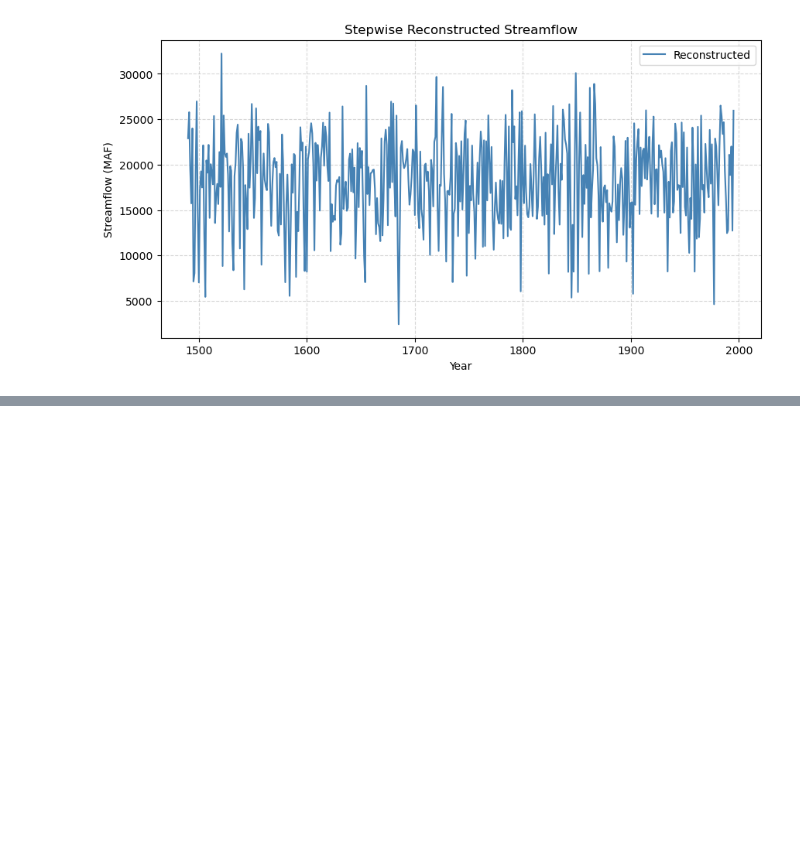
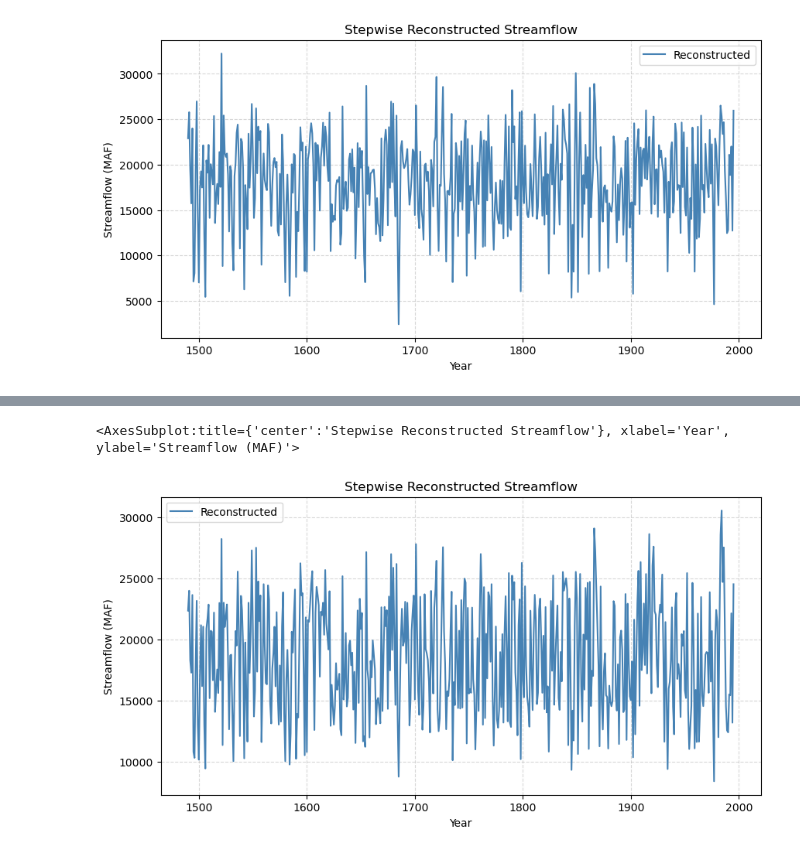
Before and after one commit to Kalharap/py-recon, a Jupyter notebook: example.ipynb, the cells around one changed output, grey strips where cells are left out. Cells and saved outputs as stored; diff of their text form; code cells hidden in the pictures; blank space fills up the shorter version.

```diff
--- a/example.ipynb
+++ b/example.ipynb
@@ -84,0 +95,12 @@ plot_full_reconstruction(full_recon, 1490, 1995, ylabel='Streamflow (MAF)',xlabe
+# %%
+recon, ensembles, idx, dist = knn_reconstruct(
+    scores, nf, 30,
+    calib_start=1906, calib_end=1995,
+    recon_start=1490, recon_end=1995,
+    k=9, weight_scheme="bisquare", ensemble_size=200
+)
+plot_full_reconstruction(recon, 1490, 1995, ylabel='Streamflow (MAF)',xlabel='Year',
+                         title ='Stepwise Reconstructed Streamflow')
+# %% [output]
+<AxesSubplot:title={'center':'Stepwise Reconstructed Streamflow'}, xlabel='Year', ylabel='Streamflow (MAF)'>
+[figure, added]
```
Also changed, not shown: parts of 8 cells of this notebook.
